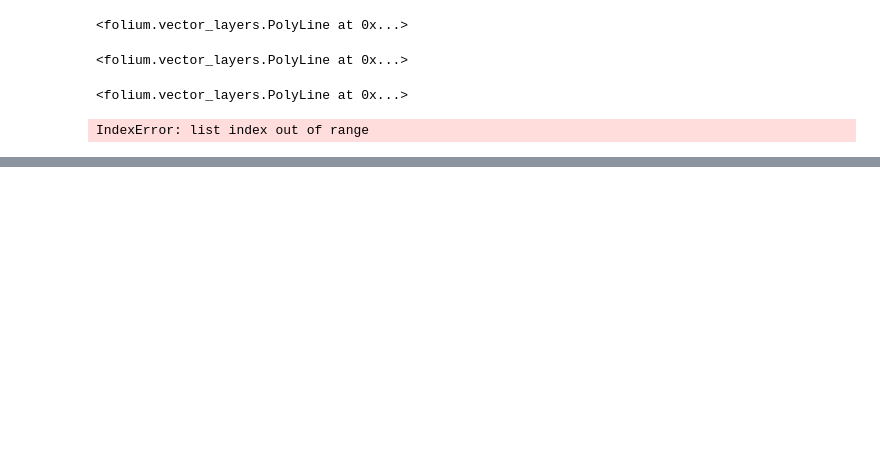
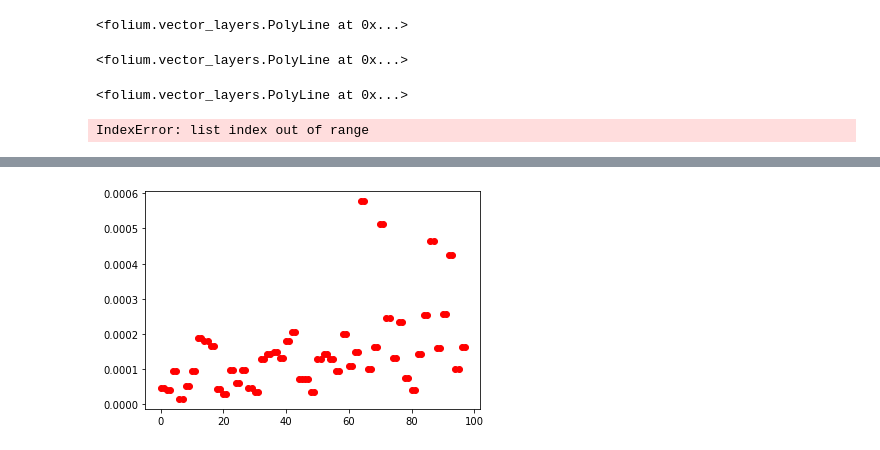
Before and after one commit to KyongHwan-Kim/Gps_filter_algorithm, a Jupyter notebook: GPS_Algorithm_0127.ipynb, the cells around one changed output, grey strips where cells are left out. Saved outputs shown, nothing was run; the diff lists cells and outputs as text; code cells hidden in the pictures; blank space fills up the shorter version.

```diff
--- a/GPS_Algorithm_0127.ipynb
+++ b/GPS_Algorithm_0127.ipynb
@@ -335,2 +427,7 @@ folium.PolyLine(locations=res_list,tooltip='Polyline', color='blue').add_to(Mass
+# %%
+plt.plot(norm_list, 'ro')
+plt.show()
+# %% [output]
+[figure, added]
 # %%
 #GPS FIllering by Clustering for weight_centroid Filter
```
Also changed, not shown: parts of 7 cells of this notebook.
